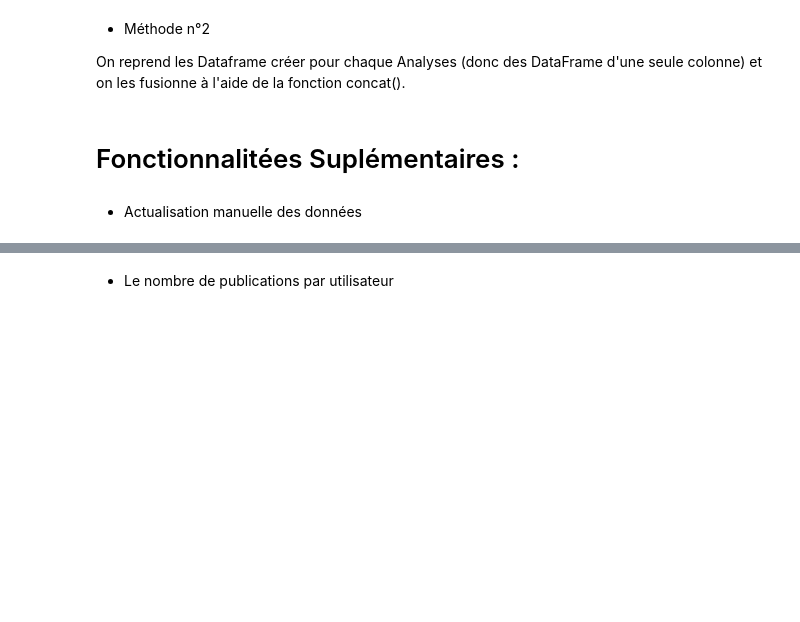
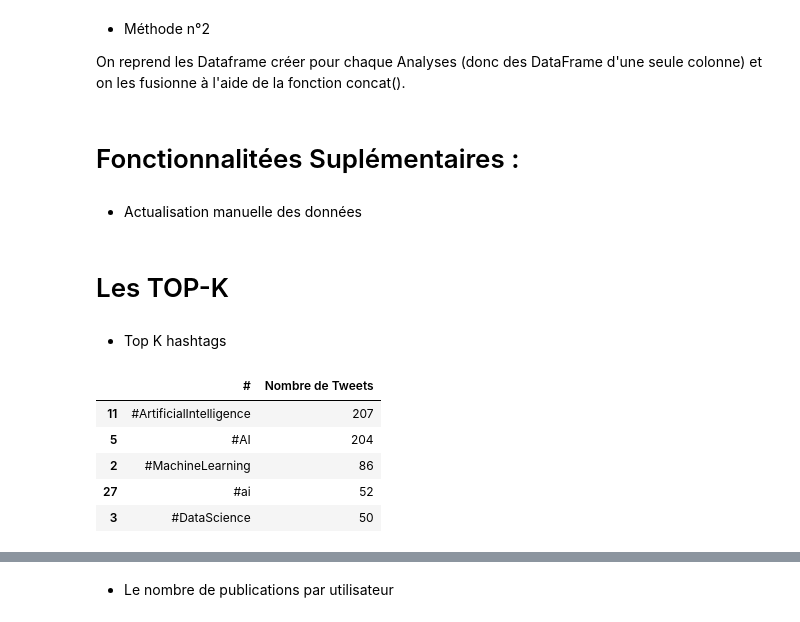
Before and after one commit to LugolBis/Projet-IN304, a Jupyter notebook: Projet_Loïc.ipynb, the cells around one changed output, grey strips where cells are left out. Saved outputs shown, nothing was run; the diff lists cells and outputs as text; code cells hidden in the pictures; blank space fills up the shorter version.

```diff
--- a/Projet_Loïc.ipynb
+++ b/Projet_Loïc.ipynb
@@ -295,3 +320,29 @@ def Refresh():
     ZoneAterrisage(fichier)
 
 Refresh()
+# %% [markdown]
+# Les TOP-K
+# %% [markdown]
+- Top K hashtags
+# %%
+# Etat : Fonctionne parfaitement
+
+def TopKH(K):
+    from pandas import DataFrame
+    global DicoH
+    DFKH = DataFrame(DicoH.items(), columns=['#', 'Nombre de Tweets'])
+    if K > 0:
+        DFKH = DFKH.sort_values(by='Nombre de Tweets', ascending=False) # On tri le Dataframe selon les valeurs de la deuxième colonne 'RetweetCount' et on precise 'ascending=False' pour l'ordre décroissant
+    else:
+        DFKH = DFKH.sort_values(by='Nombre de Tweets', ascending=True) # Inversement on tri le DataFrame par ordre Décroissant
+    return DFKH.head(abs(K))  # On passe la valeur absolue de K dans la méthode .head() pour s'assurer qu'elle affiche correctement le Top demandé
+         # Sortie : DataFrame de deux contenant les Utilisateurs mentionnés et le Nombre de fois qu'ils ont été mentionné
+
+TopKH(5)
+# %% [output]
+|  | # | Nombre de Tweets |
+| 11 | #ArtificialIntelligence | 207 |
+| 5 | #AI | 204 |
+| 2 | #MachineLearning | 86 |
+| 27 | #ai | 52 |
+| 3 | #DataScience | 50 |
```
Also changed, not shown: parts of 35 cells of this notebook.
